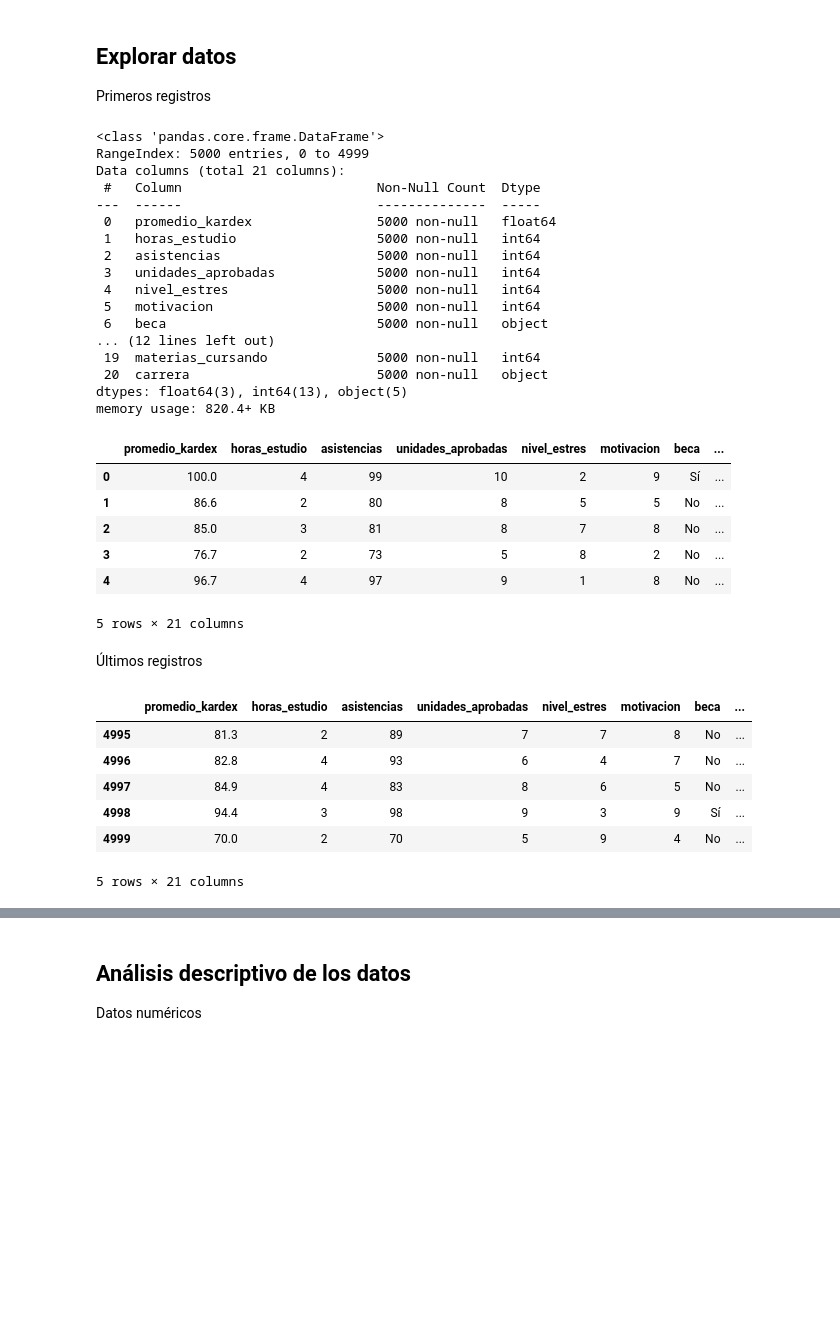
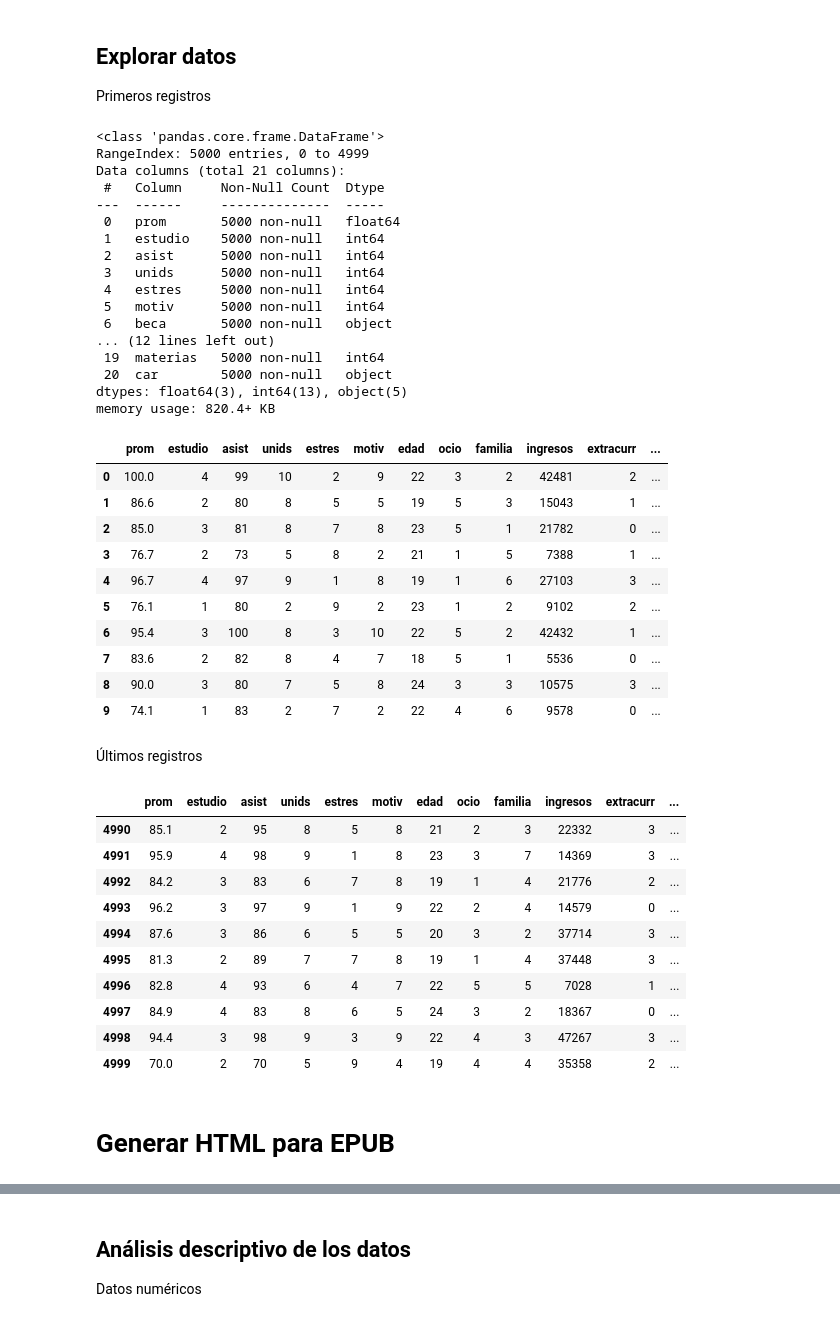
Before and after one commit to rpizarrog/machine_learning_r_python_casos_de_estudio, a Jupyter notebook: notebook_Python/t_SNE_5000_estudiantes.ipynb, the cells around one changed output, grey strips where cells are left out. Drawn from its saved outputs; the diff is of its cells as text; code cells hidden in the pictures; blank space fills up the shorter version.

```diff
--- a/notebook_Python/t_SNE_5000_estudiantes.ipynb
+++ b/notebook_Python/t_SNE_5000_estudiantes.ipynb
@@ -60,44 +354,56 @@ datos_originales = pd.read_csv('https://raw.githubusercontent.com/rpizarrog/mach
 
 Primeros registros
 # %%
-datos_originales.info()
+datos.info()
 # %% [output]
 <class 'pandas.core.frame.DataFrame'>
 RangeIndex: 5000 entries, 0 to 4999
 Data columns (total 21 columns):
- #   Column                         Non-Null Count  Dtype
----  ------                         --------------  -----
- 0   promedio_kardex                5000 non-null   float64
- 1   horas_estudio                  5000 non-null   int64
- 2   asistencias                    5000 non-null   int64
- 3   unidades_aprobadas             5000 non-null   int64
- 4   nivel_estres                   5000 non-null   int64
- 5   motivacion                     5000 non-null   int64
- 6   beca                           5000 non-null   object
+ #   Column     Non-Null Count  Dtype
+---  ------     --------------  -----
+ 0   prom       5000 non-null   float64
+ 1   estudio    5000 non-null   int64
+ 2   asist      5000 non-null   int64
+ 3   unids      5000 non-null   int64
+ 4   estres     5000 non-null   int64
+ 5   motiv      5000 non-null   int64
+ 6   beca       5000 non-null   object
 ... (12 lines left out)
- 19  materias_cursando              5000 non-null   int64
- 20  carrera                        5000 non-null   object
+ 19  materias   5000 non-null   int64
+ 20  car        5000 non-null   object
 dtypes: float64(3), int64(13), object(5)
 memory usage: 820.4+ KB
-# %%
-datos_originales.head()
-# %% [output]
-|  | promedio_kardex | horas_estudio | asistencias | unidades_aprobadas | nivel_estres | motivacion | beca | ... |
-| 0 | 100.0 | 4 | 99 | 10 | 2 | 9 | Sí | ... |
-| 1 | 86.6 | 2 | 80 | 8 | 5 | 5 | No | ... |
-| 2 | 85.0 | 3 | 81 | 8 | 7 | 8 | No | ... |
-| 3 | 76.7 | 2 | 73 | 5 | 8 | 2 | No | ... |
-| 4 | 96.7 | 4 | 97 | 9 | 1 | 8 | No | ... |
-5 rows × 21 columns
+# %%
+head10 = datos.select_dtypes(include='number').head(10)
+head10
+# %% [output]
+|  | prom | estudio | asist | unids | estres | motiv | edad | ocio | familia | ingresos | extracurr | ... |
+| 0 | 100.0 | 4 | 99 | 10 | 2 | 9 | 22 | 3 | 2 | 42481 | 2 | ... |
+| 1 | 86.6 | 2 | 80 | 8 | 5 | 5 | 19 | 5 | 3 | 15043 | 1 | ... |
+| 2 | 85.0 | 3 | 81 | 8 | 7 | 8 | 23 | 5 | 1 | 21782 | 0 | ... |
+| 3 | 76.7 | 2 | 73 | 5 | 8 | 2 | 21 | 1 | 5 | 7388 | 1 | ... |
+| 4 | 96.7 | 4 | 97 | 9 | 1 | 8 | 19 | 1 | 6 | 27103 | 3 | ... |
+| 5 | 76.1 | 1 | 80 | 2 | 9 | 2 | 23 | 1 | 2 | 9102 | 2 | ... |
+| 6 | 95.4 | 3 | 100 | 8 | 3 | 10 | 22 | 5 | 2 | 42432 | 1 | ... |
+| 7 | 83.6 | 2 | 82 | 8 | 4 | 7 | 18 | 5 | 1 | 5536 | 0 | ... |
+| 8 | 90.0 | 3 | 80 | 7 | 5 | 8 | 24 | 3 | 3 | 10575 | 3 | ... |
+| 9 | 74.1 | 1 | 83 | 2 | 7 | 2 | 22 | 4 | 6 | 9578 | 0 | ... |
 # %% [markdown]
 Últimos registros
-# %%
-datos_originales.tail()
-# %% [output]
-|  | promedio_kardex | horas_estudio | asistencias | unidades_aprobadas | nivel_estres | motivacion | beca | ... |
-| 4995 | 81.3 | 2 | 89 | 7 | 7 | 8 | No | ... |
-| 4996 | 82.8 | 4 | 93 | 6 | 4 | 7 | No | ... |
-| 4997 | 84.9 | 4 | 83 | 8 | 6 | 5 | No | ... |
-| 4998 | 94.4 | 3 | 98 | 9 | 3 | 9 | Sí | ... |
-| 4999 | 70.0 | 2 | 70 | 5 | 9 | 4 | No | ... |
-5 rows × 21 columns
+# %%
+tail10 = datos.select_dtypes(include='number').tail(10)
+tail10
+# %% [output]
+|  | prom | estudio | asist | unids | estres | motiv | edad | ocio | familia | ingresos | extracurr | ... |
+| 4990 | 85.1 | 2 | 95 | 8 | 5 | 8 | 21 | 2 | 3 | 22332 | 3 | ... |
+| 4991 | 95.9 | 4 | 98 | 9 | 1 | 8 | 23 | 3 | 7 | 14369 | 3 | ... |
+| 4992 | 84.2 | 3 | 83 | 6 | 7 | 8 | 19 | 1 | 4 | 21776 | 2 | ... |
+| 4993 | 96.2 | 3 | 97 | 9 | 1 | 9 | 22 | 2 | 4 | 14579 | 0 | ... |
+| 4994 | 87.6 | 3 | 86 | 6 | 5 | 5 | 20 | 3 | 2 | 37714 | 3 | ... |
+| 4995 | 81.3 | 2 | 89 | 7 | 7 | 8 | 19 | 1 | 4 | 37448 | 3 | ... |
+| 4996 | 82.8 | 4 | 93 | 6 | 4 | 7 | 22 | 5 | 5 | 7028 | 1 | ... |
+| 4997 | 84.9 | 4 | 83 | 8 | 6 | 5 | 24 | 3 | 2 | 18367 | 0 | ... |
+| 4998 | 94.4 | 3 | 98 | 9 | 3 | 9 | 22 | 4 | 3 | 47267 | 3 | ... |
+| 4999 | 70.0 | 2 | 70 | 5 | 9 | 4 | 19 | 4 | 4 | 35358 | 2 | ... |
+# %% [markdown]
+# Generar HTML para EPUB
```
Also changed, not shown: parts of 17 cells of this notebook.
